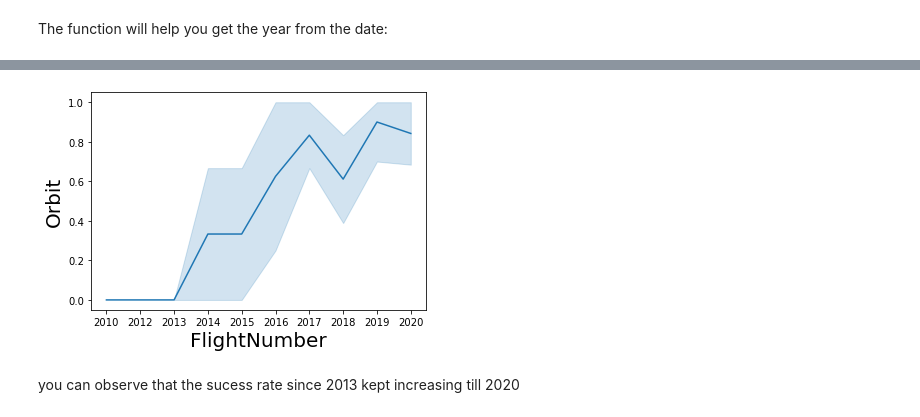
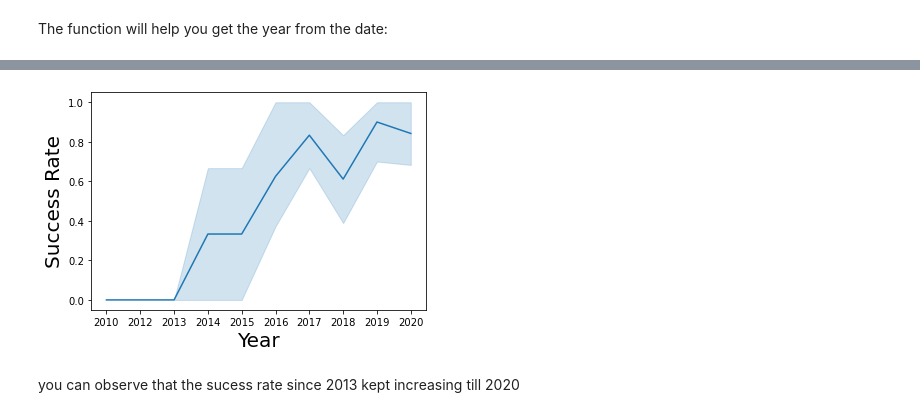
Before and after one commit to syntaxerror9/Coursera_Capstone, a Jupyter notebook: EDA-Week2-Visualisation.ipynb, the cells around one changed output, grey strips where cells are left out. Cells and saved outputs as stored; diff of their text form; code cells hidden in the pictures.

```diff
--- a/EDA-Week2-Visualisation.ipynb
+++ b/EDA-Week2-Visualisation.ipynb
@@ -186,11 +186,11 @@ Extract_year(df['Date'])
 # %%
 # Plot a line chart with x axis to be the extracted year and y axis to be the success rate
 sns.lineplot(y="Class", x=year, data=df)
-plt.xlabel("FlightNumber",fontsize=20)
-plt.ylabel("Orbit",fontsize=20)
+plt.xlabel("Year",fontsize=20)
+plt.ylabel("Success Rate",fontsize=20)
 plt.show()
 # %% [output]
-[figure, old version]
+[figure, new version]
 # %% [markdown]
 you can observe that the sucess rate since 2013 kept increasing till 2020
 # %% [markdown]
```
Also changed, not shown: parts of 4 cells of this notebook.
